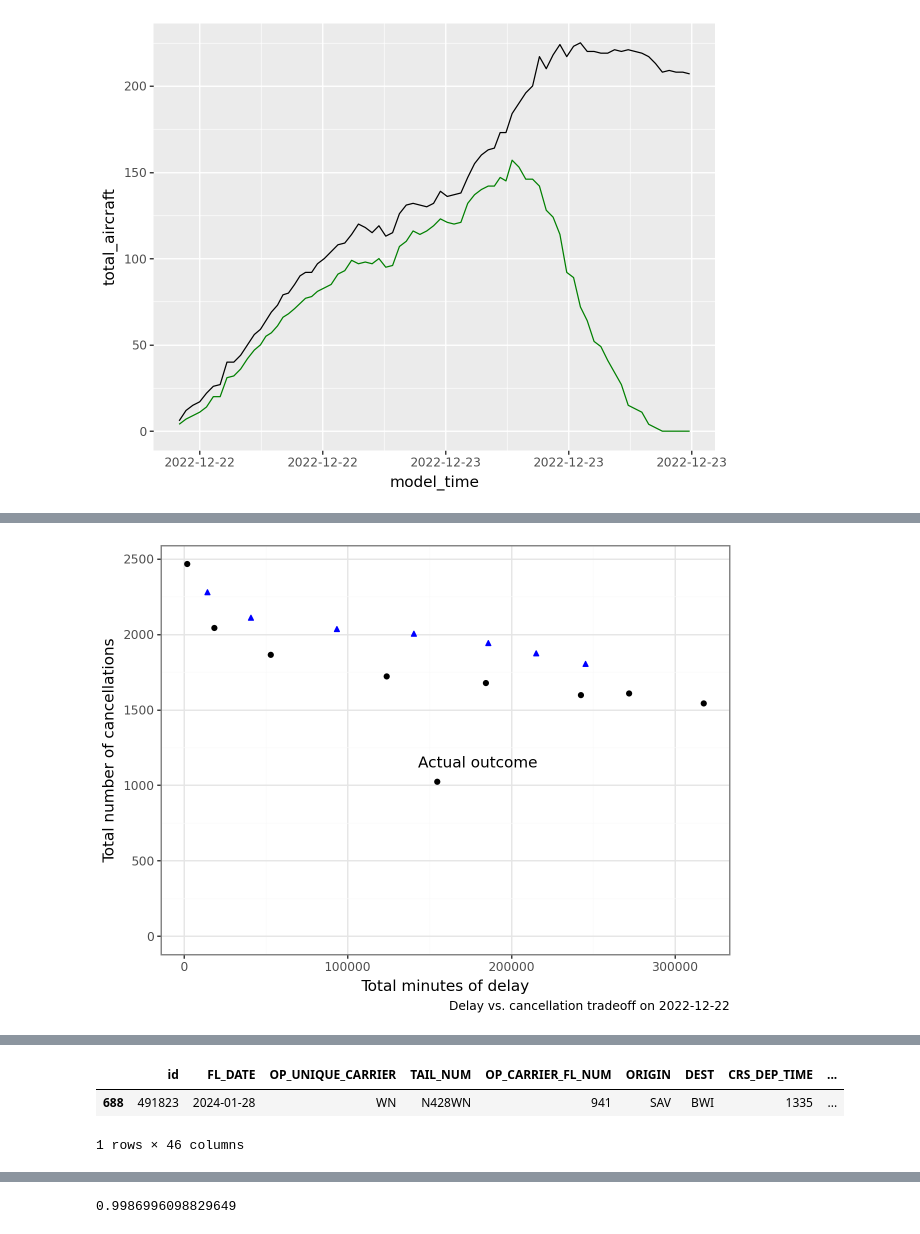
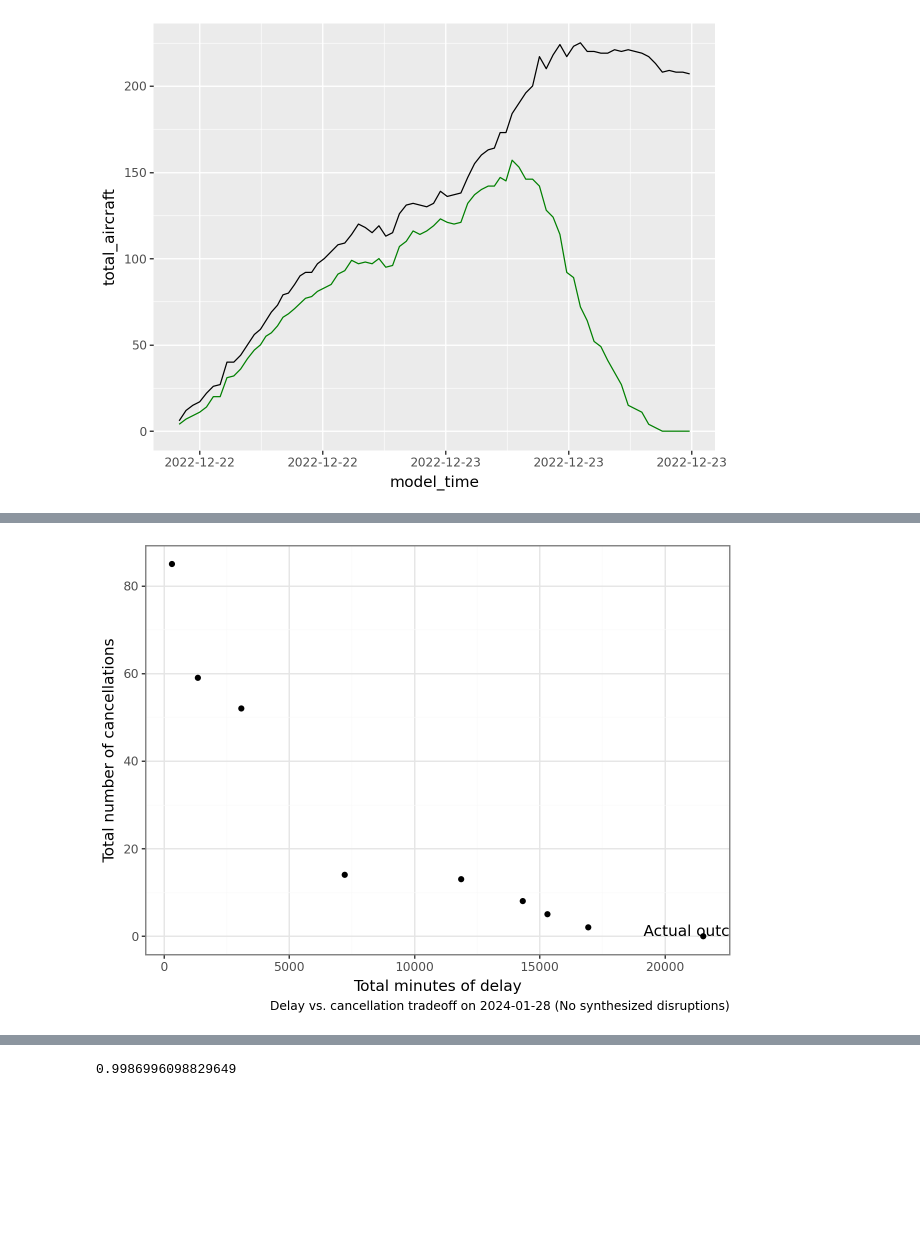
Before and after one commit to broad-well/recovair-abm, a Jupyter notebook: validation/compare_outcomes_once.ipynb, the cells around one changed output, grey strips where cells are left out. Cells and saved outputs as stored; diff of their text form; code cells hidden in the pictures; blank space fills up the shorter version.

```diff
--- a/validation/compare_outcomes_once.ipynb
+++ b/validation/compare_outcomes_once.ipynb
@@ -295,12 +296,12 @@ delay_cancel_dfs_df
 # %%
+# + co.pn.geom_point(data=delay_cancel_dfs_df, mapping=co.pn.aes(x='delay', y='cancel'), shape='^', color='blue')\
 co.pn.ggplot(delay_cancel_df)\
     + co.pn.geom_point(co.pn.aes(x='delay', y='cancel'))\
-    + co.pn.geom_point(data=delay_cancel_dfs_df, mapping=co.pn.aes(x='delay', y='cancel'), shape='^', color='blue')\
-    + co.pn.annotate(geom='point', x=comp2022.compare_total_delay()['actual'], y=comp2022.compare_num_cancellations()['actual'], color='black')\
-    + co.pn.annotate(geom='text', x=comp2022.compare_total_delay()['actual']+25000, y=comp2022.compare_num_cancellations()['actual']+120, label='Actual outcome')\
+    + co.pn.annotate(geom='point', x=comp2024.compare_total_delay()['actual'], y=comp2024.compare_num_cancellations()['actual'], color='black')\
+    + co.pn.annotate(geom='text', x=comp2024.compare_total_delay()['actual']+1, y=comp2024.compare_num_cancellations()['actual']+1, label='Actual outcome')\
     + co.pn.ylim(0, delay_cancel_df['cancel'].max())\
-    + co.pn.labs(x='Total minutes of delay', y='Total number of cancellations', caption='Delay vs. cancellation tradeoff on 2022-12-22', colour='Max delay per flight')\
+    + co.pn.labs(x='Total minutes of delay', y='Total number of cancellations', caption='Delay vs. cancellation tradeoff on 2024-01-28 (No synthesized disruptions)', colour='Max delay per flight')\
     + co.pn.theme_bw()
 # %% [output]
-[figure, old version]
+[figure, new version]
 # %%
@@ -310,9 +311,3 @@ comp2024.simulated.query('id == 494942')
 # %% [output]
 |  | id | flight_number | tail | crew | passengers | origin | dest | CANCELLED | dep_time | arr_time | ... |
 | 384 | 494942 | 2229 | N8713M | 1162.0 | 175 | BWI | STL | 0 | 2024-01-28 15:00:00+00:00 | 2024-01-28 17:30:00+00:00 | ... |
-# %%
-comp2024.actual.query('id == 491823')
-# %% [output]
-|  | id | FL_DATE | OP_UNIQUE_CARRIER | TAIL_NUM | OP_CARRIER_FL_NUM | ORIGIN | DEST | CRS_DEP_TIME | ... |
-| 688 | 491823 | 2024-01-28 | WN | N428WN | 941 | SAV | BWI | 1335 | ... |
-1 rows × 46 columns
```
Also changed, not shown: parts of 14 cells of this notebook, 2 other files.
